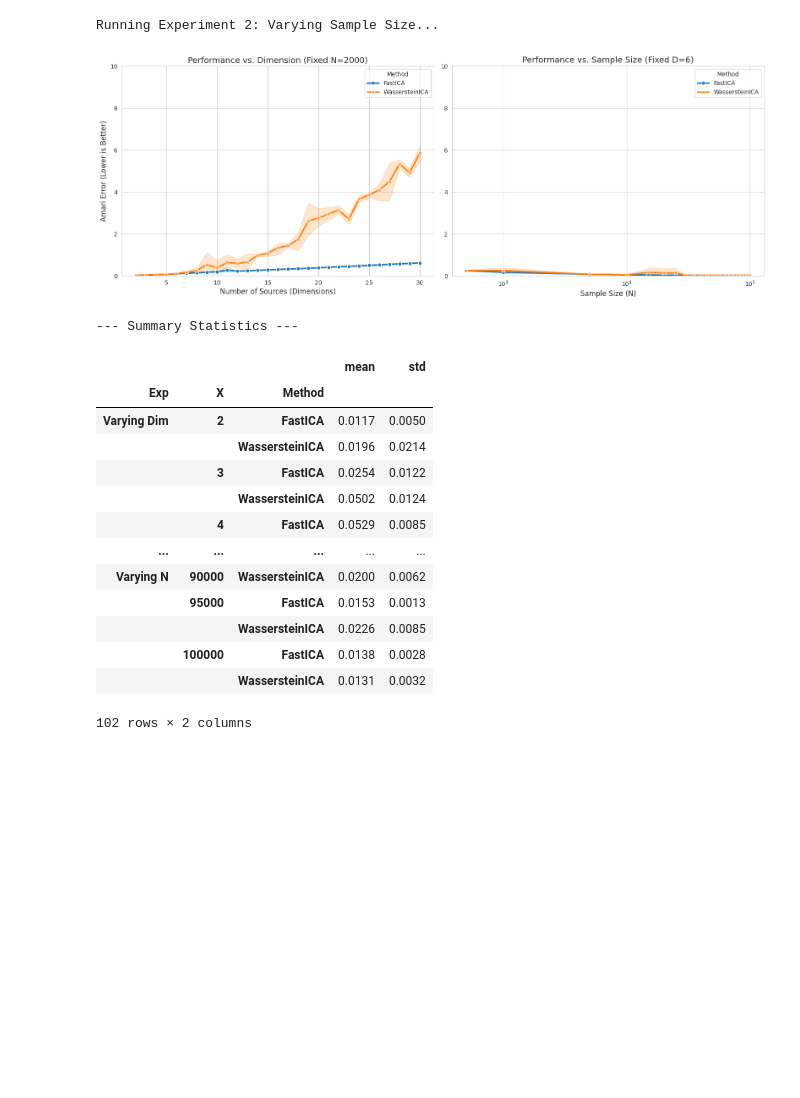
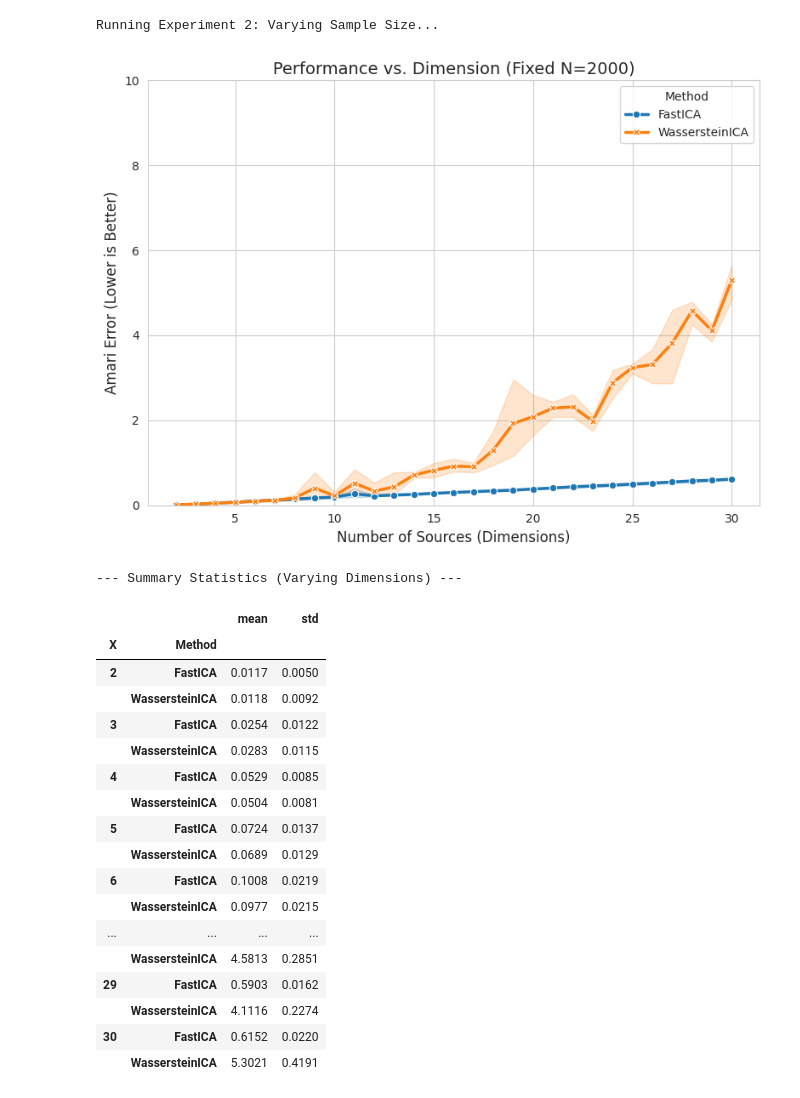
Before and after one commit to ashutoshjha3103/ot_in_linear_ica, a Jupyter notebook: exp/OT_vs_FastICA_lbgfs.ipynb, the cells around one changed output. Drawn from its saved outputs; the diff is of its cells as text; code cells hidden in the pictures; blank space fills up the shorter version.

```diff
--- a/exp/OT_vs_FastICA_lbgfs.ipynb
+++ b/exp/OT_vs_FastICA_lbgfs.ipynb
@@ -179,7 +179,7 @@ for dim in tqdm(DIMENSION_RANGE, desc="Dimensions"):
             W_sphere = ica.optimize_symmetric(
                 n_components=dim,
                 init_w=W_deflation,
-                max_iter=50,         # L-BFGS needs fewer iterations
+                max_iter=200,         # L-BFGS needs fewer iterations
                 lr=1.0,              # Standard LR for L-BFGS
                 optimizer='lbfgs',   # <--- ENABLE L-BFGS
                 penalty_weight=10.0
@@ -240,7 +240,7 @@ for n in tqdm(SAMPLE_SIZE_RANGE, desc="Samples"):
             W_sphere = ica.optimize_symmetric(
                 n_components=FIXED_DIM,
                 init_w=W_deflation,
-                max_iter=50,
+                max_iter=200,
                 lr=1.0,
                 optimizer='lbfgs',
                 penalty_weight=10.0
@@ -256,7 +256,5 @@ for n in tqdm(SAMPLE_SIZE_RANGE, desc="Samples"):
 
         results.append({'Exp': 'Varying N', 'X': n, 'N': n, 'Method': 'FastICA', 'Amari': score_fast})
         results.append({'Exp': 'Varying N', 'X': n, 'N': n, 'Method': 'WassersteinICA', 'Amari': score_wass})
-
-df_results = pd.DataFrame(results)
 # %% [output]
 Running Experiment 2: Varying Sample Size...
@@ -263,50 +263,52 @@ Running Experiment 2: Varying Sample Size...
 # %%
 # ==========================================
-# 4. Plotting Results
+# 4A. Plotting Results: Varying Dimensions
 # ==========================================
+import seaborn as sns
+import matplotlib.pyplot as plt
+
 sns.set_style("whitegrid")
-fig, axes = plt.subplots(1, 2, figsize=(16, 6))
+plt.figure(figsize=(8, 6))
 
+# Filter Data for Dimensions Experiment
 data_dim = df_results[df_results['Exp'] == 'Varying Dim']
-sns.lineplot(
+
+# Plot
+ax = sns.lineplot(
     data=data_dim, x='X', y='Amari', hue='Method', style='Method',
-    markers=True, dashes=False, linewidth=2.5, ax=axes[0], errorbar=('ci',95)
+    markers=True, dashes=False, linewidth=2.5, errorbar=('ci', 95)
 )
-axes[0].set_title(f"Performance vs. Dimension (Fixed N={FIXED_SAMPLES})", fontsize=14)
-axes[0].set_xlabel("Number of Sources (Dimensions)", fontsize=12)
-axes[0].set_ylabel("Amari Error (Lower is Better)", fontsize=12)
-axes[0].set_ylim(0, 10.0)
 
-data_n = df_results[df_results['Exp'] == 'Varying N']
-sns.lineplot(
-    data=data_n, x='X', y='Amari', hue='Method', style='Method',
-    markers=True, dashes=False, linewidth=2.5, ax=axes[1], errorbar=('ci',95)
-)
-axes[1].set_title(f"Performance vs. Sample Size (Fixed D={FIXED_DIM})", fontsize=14)
-axes[1].set_xlabel("Sample Size (N)", fontsize=12)
-axes[1].set_xscale("log")
-axes[1].set_ylabel("")
-axes[1].set_ylim(0, 10.0)
+# Styling
+plt.title(f"Performance vs. Dimension (Fixed N={FIXED_SAMPLES})", fontsize=14)
+plt.xlabel("Number of Sources (Dimensions)", fontsize=12)
+plt.ylabel("Amari Error (Lower is Better)", fontsize=12)
+plt.ylim(0, 10.0)
 
 plt.tight_layout()
 plt.show()
 
-print("\n--- Summary Statistics ---")
-display(df_results.groupby(['Exp', 'X', 'Method'])['Amari'].agg(['mean', 'std']).round(4))
+# Display Statistics Table for Dimensions
+print("\n--- Summary Statistics (Varying Dimensions) ---")
+display(data_dim.groupby(['X', 'Method'])['Amari'].agg(['mean', 'std']).round(4))
 # %% [output]
-[figure, old version]
+[figure, new version]
---- Summary Statistics ---
+--- Summary Statistics (Varying Dimensions) ---
-|  |  |  | mean | std |
-| Exp | X | Method |  |  |
-| Varying Dim | 2 | FastICA | 0.0117 | 0.0050 |
-|  |  | WassersteinICA | 0.0196 | 0.0214 |
-|  | 3 | FastICA | 0.0254 | 0.0122 |
-|  |  | WassersteinICA | 0.0502 | 0.0124 |
-|  | 4 | FastICA | 0.0529 | 0.0085 |
-| ... | ... | ... | ... | ... |
-| Varying N | 90000 | WassersteinICA | 0.0200 | 0.0062 |
-|  | 95000 | FastICA | 0.0153 | 0.0013 |
-|  |  | WassersteinICA | 0.0226 | 0.0085 |
-|  | 100000 | FastICA | 0.0138 | 0.0028 |
-|  |  | WassersteinICA | 0.0131 | 0.0032 |
+|  |  | mean | std |
+| X | Method |  |  |
+| 2 | FastICA | 0.0117 | 0.0050 |
+|  | WassersteinICA | 0.0118 | 0.0092 |
+| 3 | FastICA | 0.0254 | 0.0122 |
+|  | WassersteinICA | 0.0283 | 0.0115 |
+| 4 | FastICA | 0.0529 | 0.0085 |
+|  | WassersteinICA | 0.0504 | 0.0081 |
+| 5 | FastICA | 0.0724 | 0.0137 |
+|  | WassersteinICA | 0.0689 | 0.0129 |
+| 6 | FastICA | 0.1008 | 0.0219 |
+|  | WassersteinICA | 0.0977 | 0.0215 |
+| ... | ... | ... | ... |
+|  | WassersteinICA | 4.5813 | 0.2851 |
+| 29 | FastICA | 0.5903 | 0.0162 |
+|  | WassersteinICA | 4.1116 | 0.2274 |
+| 30 | FastICA | 0.6152 | 0.0220 |
+|  | WassersteinICA | 5.3021 | 0.4191 |
-102 rows × 2 columns
```
Also changed, not shown: parts of 3 cells of this notebook, 7 other files.
